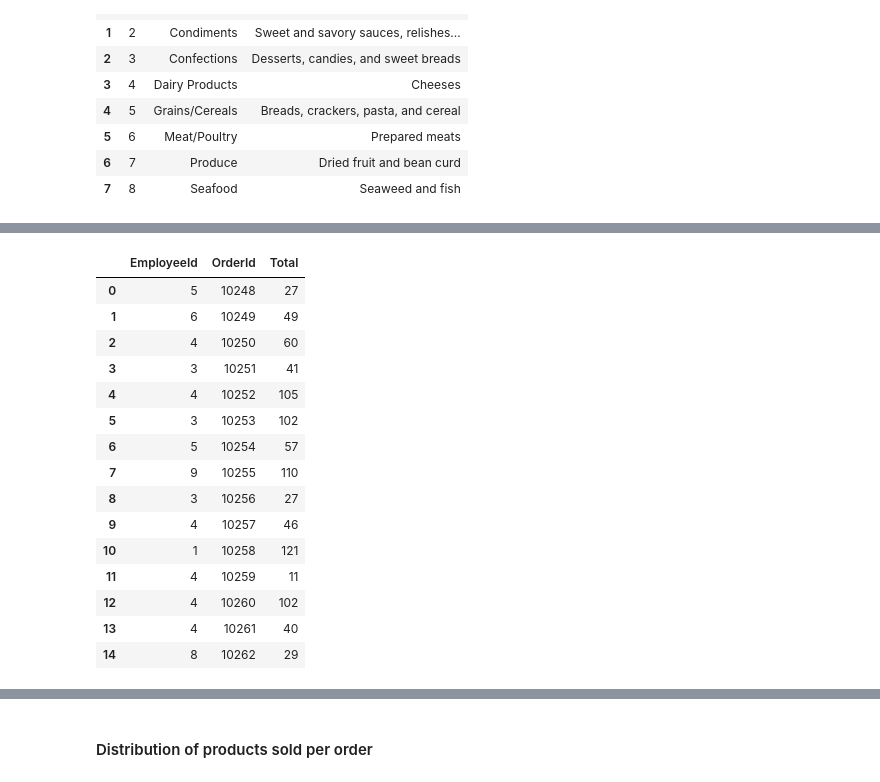
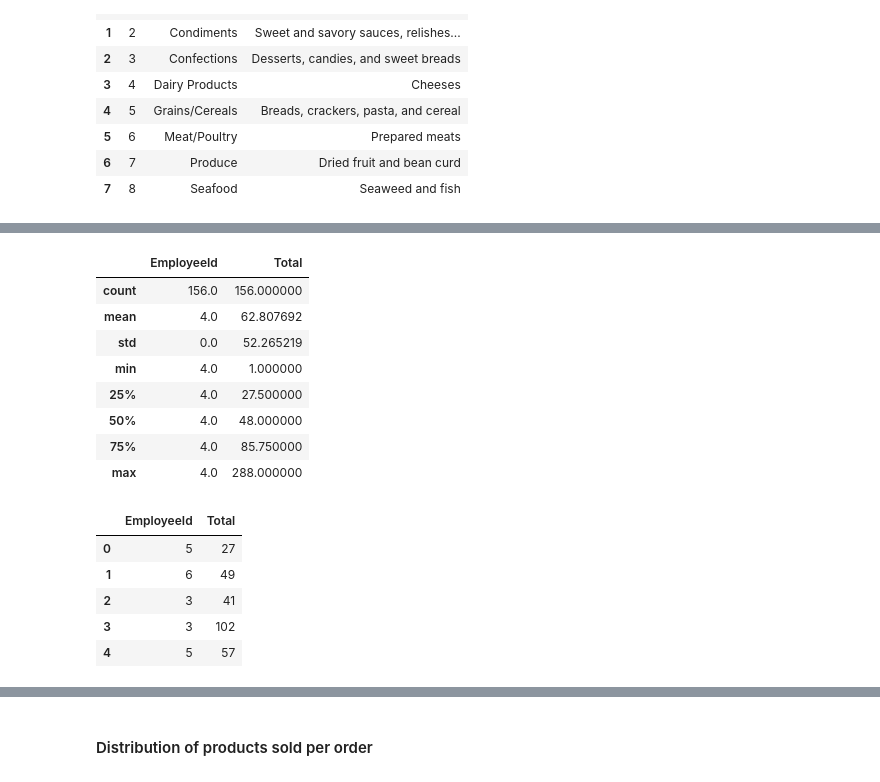
Before and after one commit to MagicMilly/dsc-2-final-project-online-ds-ft-100118, a Jupyter notebook: student.ipynb, the cells around one changed output, grey strips where cells are left out. Saved outputs shown, nothing was run; the diff lists cells and outputs as text; code cells hidden in the pictures.

```diff
--- a/student.ipynb
+++ b/student.ipynb
@@ -448,21 +462,23 @@ OrderDetail.OrderId GROUP BY OrderDetail.OrderId;')#.fetchall()
+# %%
+top_seller_sales.describe()
+# %% [output]
+|  | EmployeeId | Total |
+| count | 156.0 | 156.000000 |
+| mean | 4.0 | 62.807692 |
+| std | 0.0 | 52.265219 |
+| min | 4.0 | 1.000000 |
+| 25% | 4.0 | 27.500000 |
+| 50% | 4.0 | 48.000000 |
+| 75% | 4.0 | 85.750000 |
+| max | 4.0 | 288.000000 |
 # %%
-sales_by_order_df = pd.read_sql_query('SELECT EmployeeId, OrderDetail.OrderId, SUM(OrderDetail.Quantity) AS Total \
-FROM [Order] INNER JOIN OrderDetail ON [Order].Id = OrderDetail.OrderId GROUP BY OrderDetail.OrderId;', conn)
-sales_by_order_df.head(15)
+other_employee_sales = pd.read_sql_query('SELECT EmployeeId, SUM(OrderDetail.Quantity) AS Total FROM [Order] INNER \
+JOIN OrderDetail ON [Order].Id = OrderDetail.OrderId WHERE EmployeeId != 4 GROUP BY OrderDetail.OrderId;', conn)
+other_employee_sales.head()
 # %% [output]
-|  | EmployeeId | OrderId | Total |
-| 0 | 5 | 10248 | 27 |
-| 1 | 6 | 10249 | 49 |
-| 2 | 4 | 10250 | 60 |
-| 3 | 3 | 10251 | 41 |
-| 4 | 4 | 10252 | 105 |
-| 5 | 3 | 10253 | 102 |
-| 6 | 5 | 10254 | 57 |
-| 7 | 9 | 10255 | 110 |
-| 8 | 3 | 10256 | 27 |
-| 9 | 4 | 10257 | 46 |
-| 10 | 1 | 10258 | 121 |
-| 11 | 4 | 10259 | 11 |
-| 12 | 4 | 10260 | 102 |
-| 13 | 4 | 10261 | 40 |
-| 14 | 8 | 10262 | 29 |
+|  | EmployeeId | Total |
+| 0 | 5 | 27 |
+| 1 | 6 | 49 |
+| 2 | 3 | 41 |
+| 3 | 3 | 102 |
+| 4 | 5 | 57 |
```
Also changed, not shown: parts of 44 cells of this notebook.
